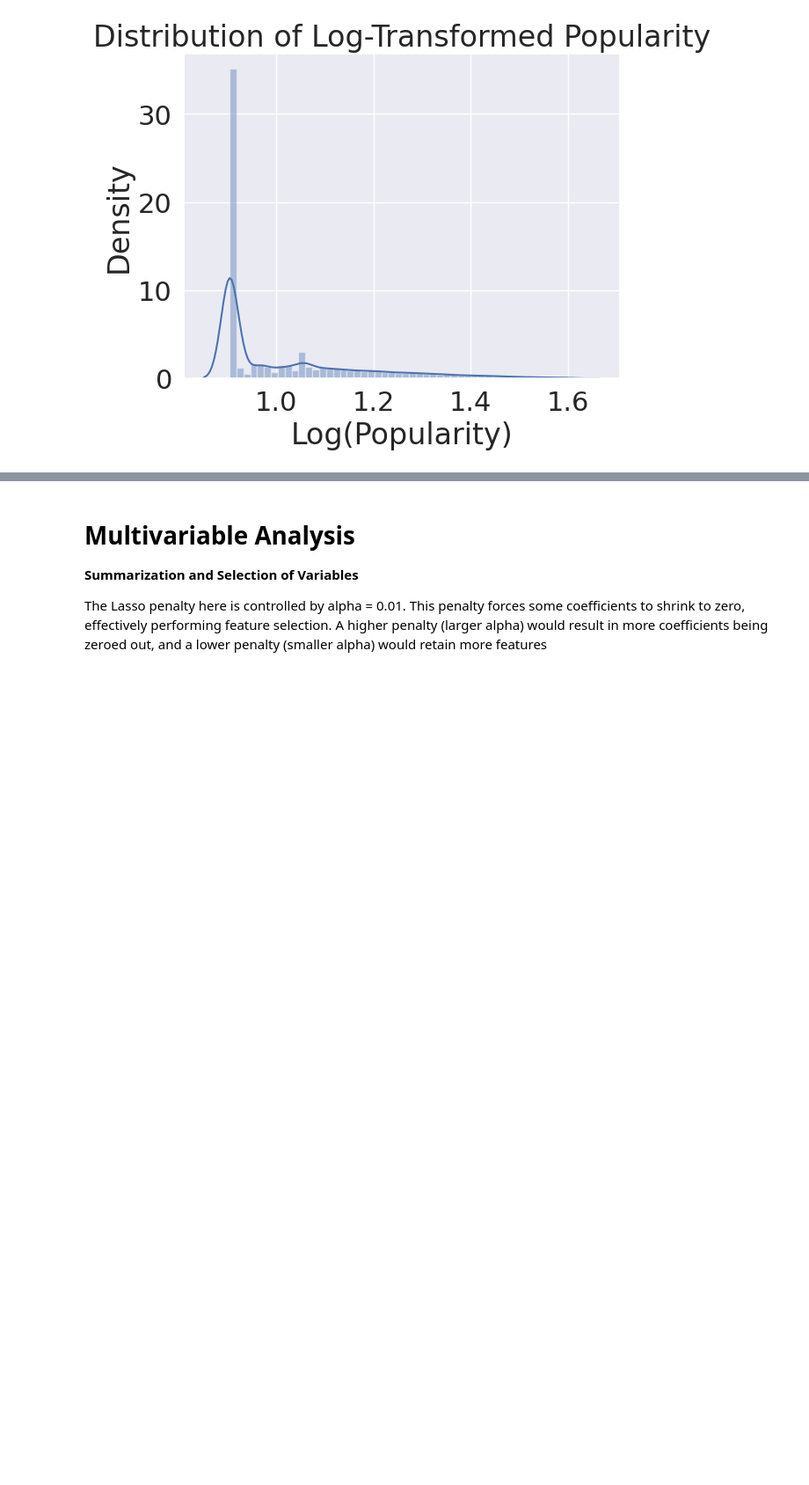
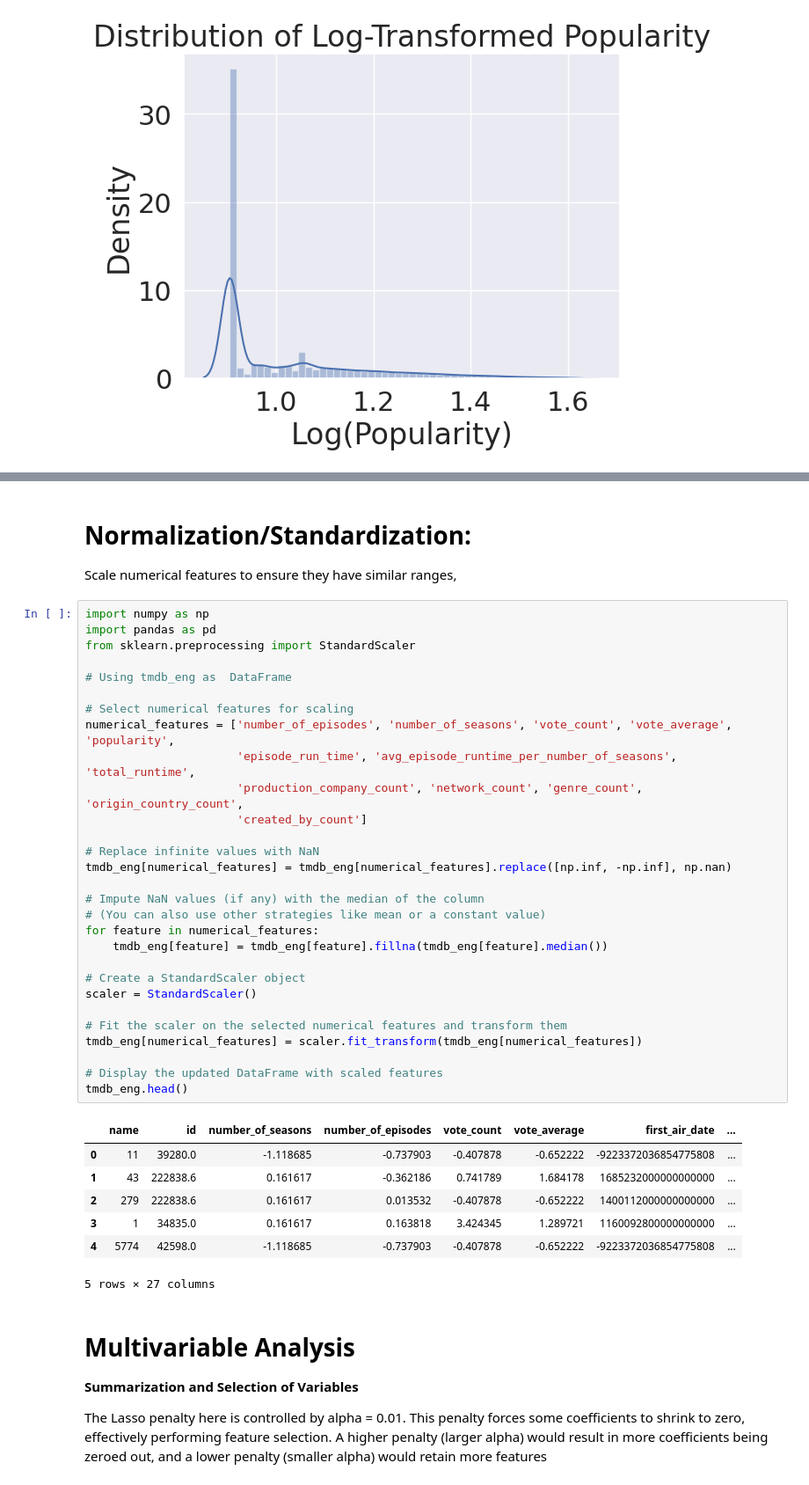
Before and after one commit to Elbx88/ML-Model-Perdiction, a Jupyter notebook: Project_ML_Models_Erez_Levy_TMDB_5.ipynb, the cells around one changed output, grey strips where cells are left out. Shown at 88% size. Saved outputs shown, nothing was run; the diff lists cells and outputs as text; blank space fills up the shorter version.

```diff
--- a/Project_ML_Models_Erez_Levy_TMDB_5.ipynb
+++ b/Project_ML_Models_Erez_Levy_TMDB_5.ipynb
@@ -833,3 +928,43 @@ https://gist.github.com/mwaskom/de44147ed2974457ad6372750bbe5751
+# %% [markdown]
+# Normalization/Standardization:
+Scale numerical features to ensure they have similar ranges,
+# %%
+import numpy as np
+import pandas as pd
+from sklearn.preprocessing import StandardScaler
+
+# Using tmdb_eng as  DataFrame
+
+# Select numerical features for scaling
+numerical_features = ['number_of_episodes', 'number_of_seasons', 'vote_count', 'vote_average', 'popularity',
+                      'episode_run_time', 'avg_episode_runtime_per_number_of_seasons', 'total_runtime',
+                      'production_company_count', 'network_count', 'genre_count', 'origin_country_count',
+                      'created_by_count']
+
+# Replace infinite values with NaN
+tmdb_eng[numerical_features] = tmdb_eng[numerical_features].replace([np.inf, -np.inf], np.nan)
+
+# Impute NaN values (if any) with the median of the column
+# (You can also use other strategies like mean or a constant value)
+for feature in numerical_features:
+    tmdb_eng[feature] = tmdb_eng[feature].fillna(tmdb_eng[feature].median())
+
+# Create a StandardScaler object
+scaler = StandardScaler()
+
+# Fit the scaler on the selected numerical features and transform them
+tmdb_eng[numerical_features] = scaler.fit_transform(tmdb_eng[numerical_features])
+
+# Display the updated DataFrame with scaled features
+tmdb_eng.head()
+# %% [output]
+|  | name | id | number_of_seasons | number_of_episodes | vote_count | vote_average | first_air_date | ... |
+| 0 | 11 | 39280.0 | -1.118685 | -0.737903 | -0.407878 | -0.652222 | -9223372036854775808 | ... |
+| 1 | 43 | 222838.6 | 0.161617 | -0.362186 | 0.741789 | 1.684178 | 1685232000000000000 | ... |
+| 2 | 279 | 222838.6 | 0.161617 | 0.013532 | -0.407878 | -0.652222 | 1400112000000000000 | ... |
+| 3 | 1 | 34835.0 | 0.161617 | 0.163818 | 3.424345 | 1.289721 | 1160092800000000000 | ... |
+| 4 | 5774 | 42598.0 | -1.118685 | -0.737903 | -0.407878 | -0.652222 | -9223372036854775808 | ... |
+5 rows × 27 columns
 # %% [markdown]
 # Multivariable Analysis
 **Summarization and Selection of Variables**
```
Also changed, not shown: parts of 24 cells of this notebook.
